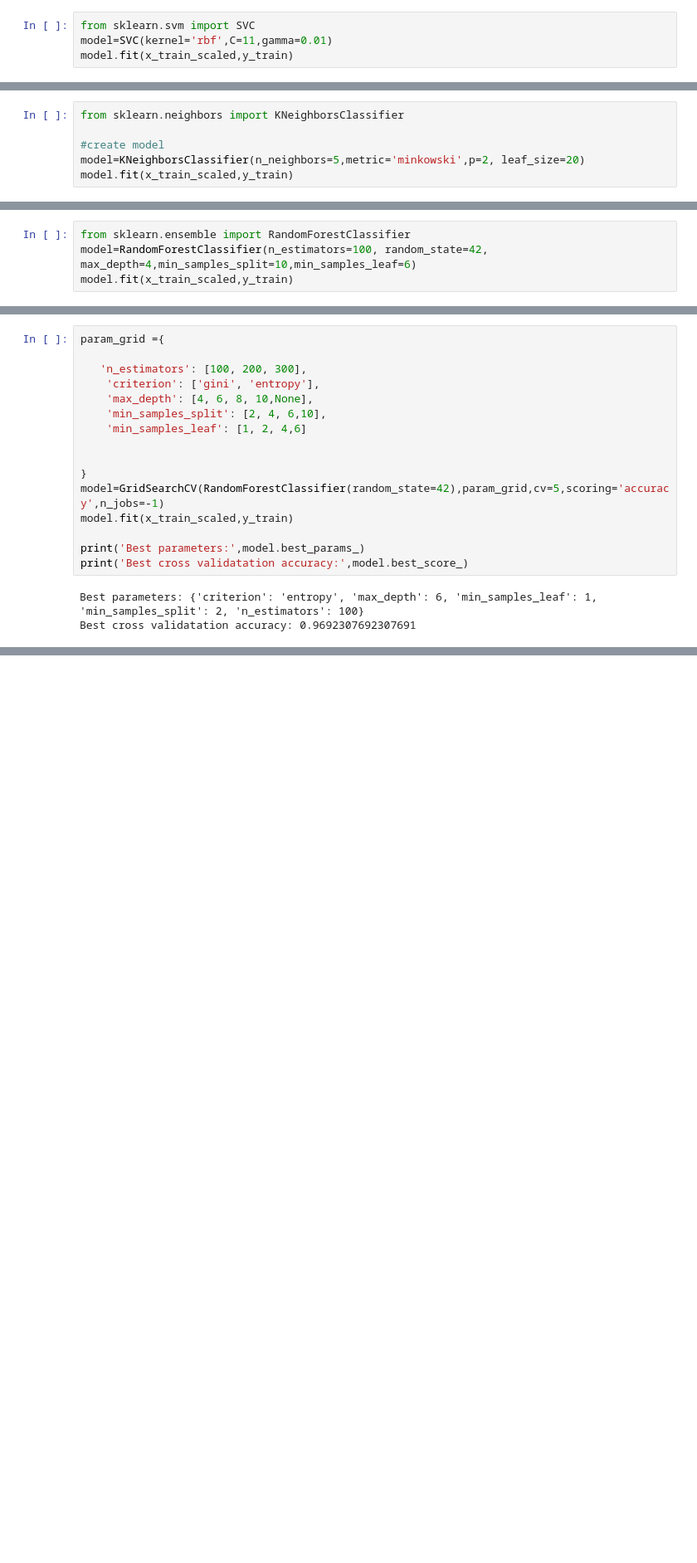
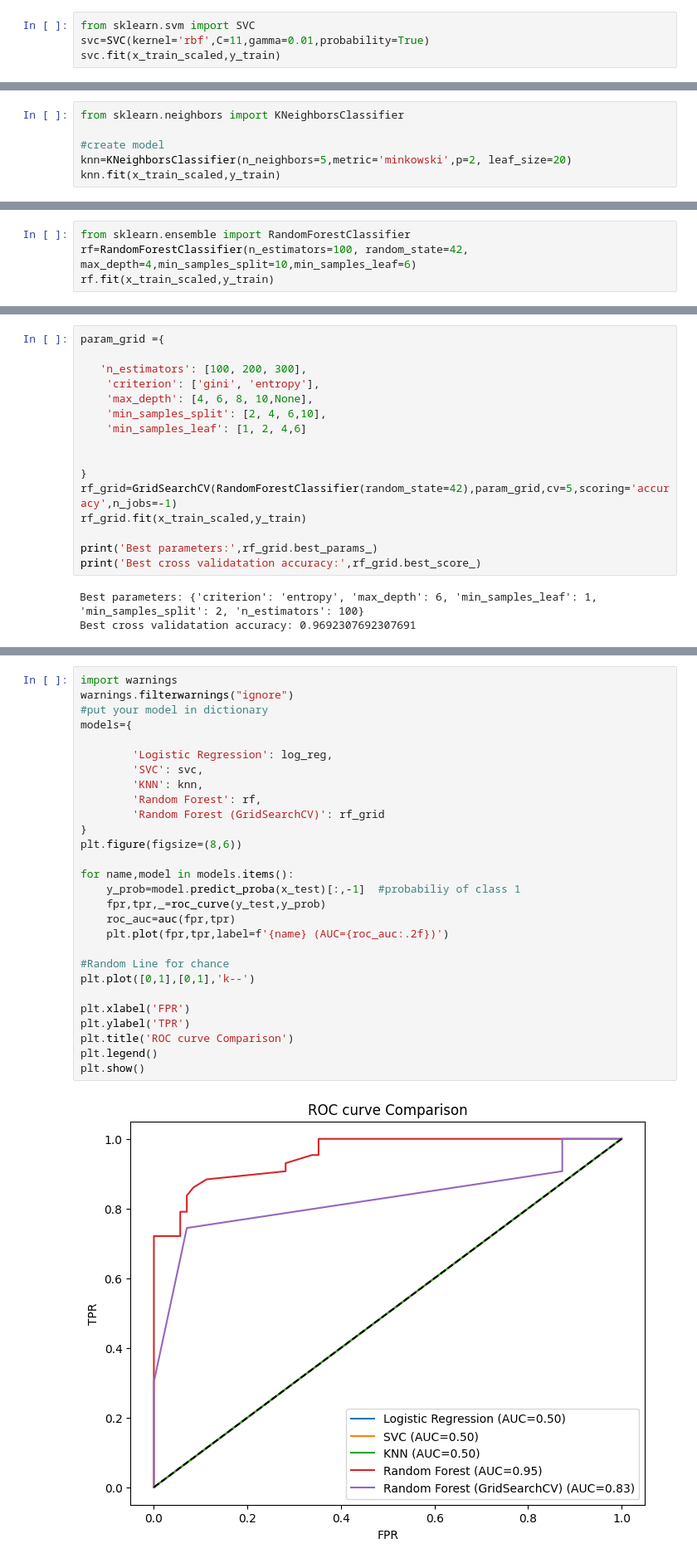
Before and after one commit to Parvez-kamaly/Begginig_project, a Jupyter notebook: breast-cancer-prediction.ipynb, the cells around one changed output, grey strips where cells are left out. Shown at 83% size. Cells and saved outputs as stored; diff of their text form; blank space fills up the shorter version.

Commit message:
Kaggle Notebook | Breast_cancer_prediction | Version 2

```diff
--- a/breast-cancer-prediction.ipynb
+++ b/breast-cancer-prediction.ipynb
@@ -303,6 +303,6 @@ plt.show()
 **Use_SVM model**
 # %%
 from sklearn.svm import SVC
-model=SVC(kernel='rbf',C=11,gamma=0.01)
-model.fit(x_train_scaled,y_train)
+svc=SVC(kernel='rbf',C=11,gamma=0.01,probability=True)
+svc.fit(x_train_scaled,y_train)
 # %% [output]
@@ -354,8 +354,8 @@ plt.show()
 from sklearn.neighbors import KNeighborsClassifier
 
 #create model
-model=KNeighborsClassifier(n_neighbors=5,metric='minkowski',p=2, leaf_size=20)
-model.fit(x_train_scaled,y_train)
+knn=KNeighborsClassifier(n_neighbors=5,metric='minkowski',p=2, leaf_size=20)
+knn.fit(x_train_scaled,y_train)
 # %% [output]
 KNeighborsClassifier(leaf_size=20)
 # %%
@@ -403,8 +403,8 @@ plt.show()
 **BUILD Random Forest**
 # %%
 from sklearn.ensemble import RandomForestClassifier
-model=RandomForestClassifier(n_estimators=100, random_state=42, max_depth=4,min_samples_split=10,min_samples_leaf=6)
-model.fit(x_train_scaled,y_train)
+rf=RandomForestClassifier(n_estimators=100, random_state=42, max_depth=4,min_samples_split=10,min_samples_leaf=6)
+rf.fit(x_train_scaled,y_train)
 # %% [output]
 RandomForestClassifier(max_depth=4, min_samples_leaf=6, min_samples_split=10,
                        random_state=42)
@@ -450,11 +450,11 @@ param_grid ={
 
 
 }
-model=GridSearchCV(RandomForestClassifier(random_state=42),param_grid,cv=5,scoring='accuracy',n_jobs=-1)
-model.fit(x_train_scaled,y_train)
+rf_grid=GridSearchCV(RandomForestClassifier(random_state=42),param_grid,cv=5,scoring='accuracy',n_jobs=-1)
+rf_grid.fit(x_train_scaled,y_train)
 
-print('Best parameters:',model.best_params_)
-print('Best cross validatation accuracy:',model.best_score_)
+print('Best parameters:',rf_grid.best_params_)
+print('Best cross validatation accuracy:',rf_grid.best_score_)
 # %% [output]
 Best parameters: {'criterion': 'entropy', 'max_depth': 6, 'min_samples_leaf': 1, 'min_samples_split': 2, 'n_estimators': 100}
 Best cross validatation accuracy: 0.9692307692307691
@@ -489,0 +492,30 @@ weighted avg       1.00      1.00      1.00       455
+# %%
+import warnings
+warnings.filterwarnings("ignore")
+#put your model in dictionary
+models={
+
+        'Logistic Regression': log_reg,
+        'SVC': svc,
+        'KNN': knn,
+        'Random Forest': rf,
+        'Random Forest (GridSearchCV)': rf_grid
+}
+plt.figure(figsize=(8,6))
+
+for name,model in models.items():
+    y_prob=model.predict_proba(x_test)[:,-1]  #probabiliy of class 1
+    fpr,tpr,_=roc_curve(y_test,y_prob)
+    roc_auc=auc(fpr,tpr)
+    plt.plot(fpr,tpr,label=f'{name} (AUC={roc_auc:.2f})')
+
+#Random Line for chance
+plt.plot([0,1],[0,1],'k--')
+
+plt.xlabel('FPR')
+plt.ylabel('TPR')
+plt.title('ROC curve Comparison')
+plt.legend()
+plt.show()
+# %% [output]
+[figure, added]
```
Also changed, not shown: parts of 8 cells of this notebook.
